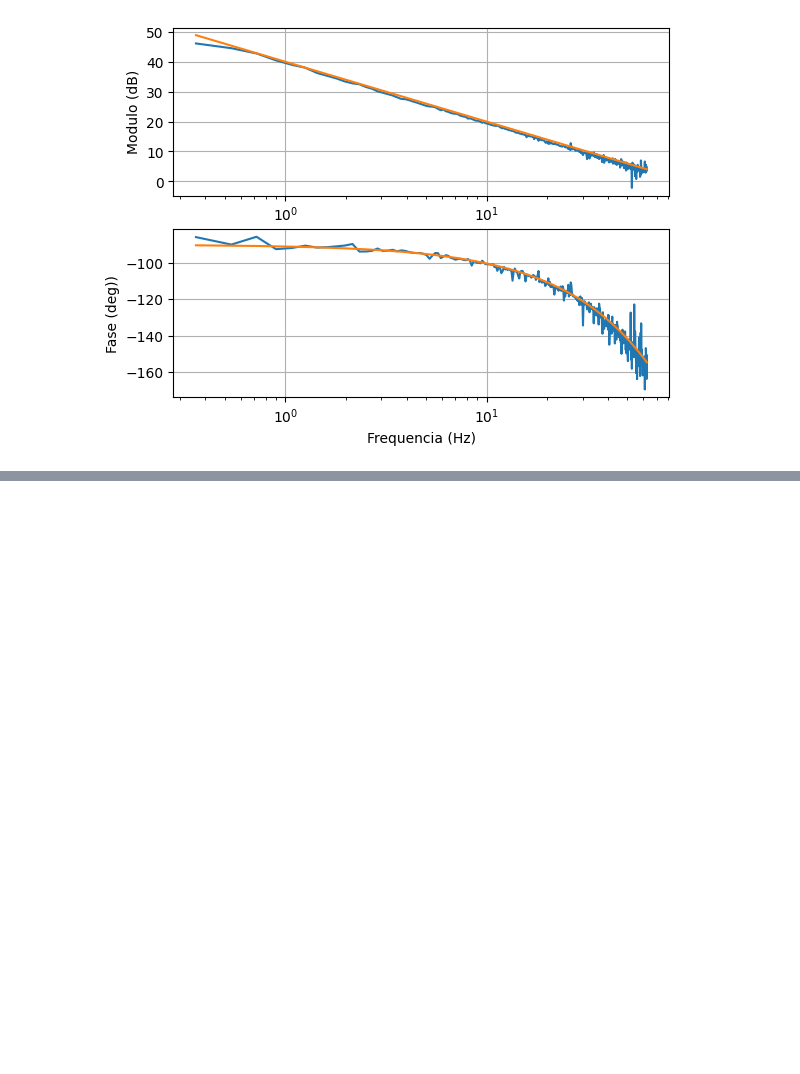
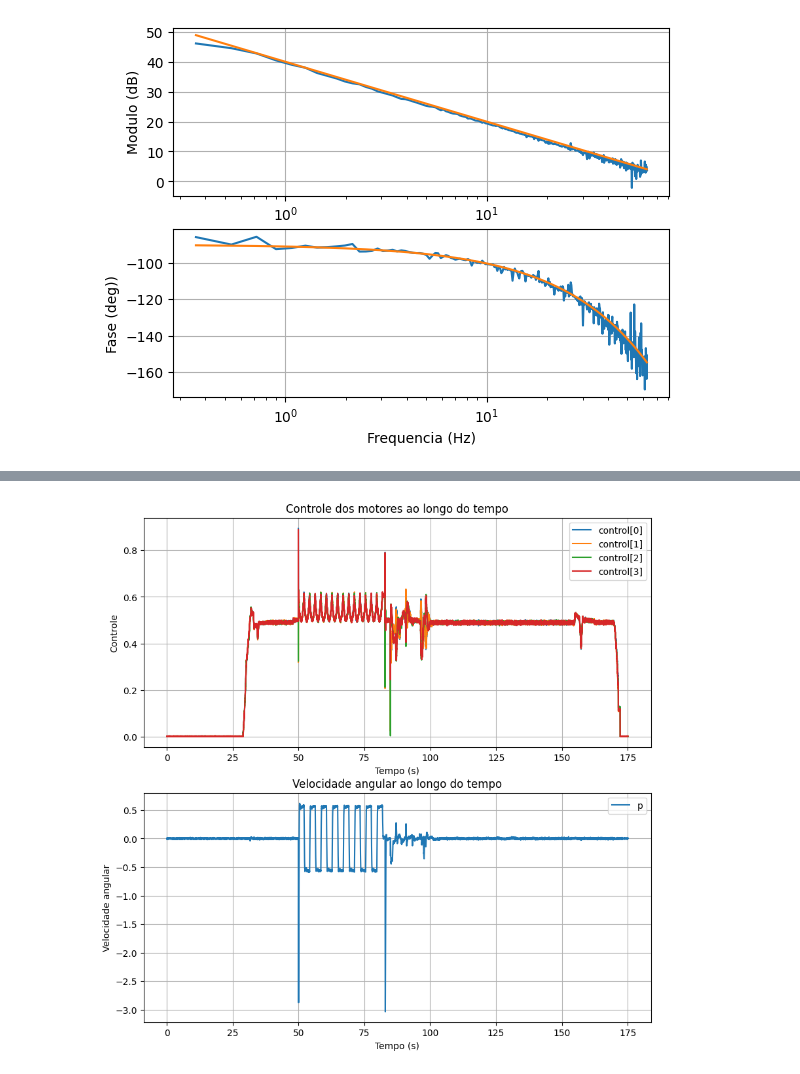
Before and after one commit to dferruzzo/mavdsk-python, a Jupyter notebook: identificação_de_sistemas.ipynb, the cells around one changed output, grey strips where cells are left out. Saved outputs shown, nothing was run; the diff lists cells and outputs as text; code cells hidden in the pictures; blank space fills up the shorter version.

Commit message:
Análise no tempo do modelo linear. Em andamento.

```diff
--- a/identificação_de_sistemas.ipynb
+++ b/identificação_de_sistemas.ipynb
@@ -70,0 +76,47 @@ com $I_{xx}=0.01$ e $\tau=0.018$.
+# %%
+# Para esse test utilizamos o seguinte conjunto de dados
+file_path = 'ulogs/log_1_2024-9-3-07-56-31.ulg' # double sawtooth signal 0k! Tem poucos harmônicos
+# Ler o arquivo .ulg
+ulog = read_ulog(file_path)
+# %%
+# Coletar os dados dos atuadores
+timestamps_c0, control0 = get_ulog_data(ulog, 'actuator_motors', 'control[0]')
+timestamps_c1, control1 = get_ulog_data(ulog, 'actuator_motors', 'control[1]')
+timestamps_c2, control2 = get_ulog_data(ulog, 'actuator_motors', 'control[2]')
+timestamps_c3, control3 = get_ulog_data(ulog, 'actuator_motors', 'control[3]')
+
+# Coletar os dados das taxas de rotação
+timestamps_vav0, vav0 = get_ulog_data(ulog, 'vehicle_angular_velocity', 'xyz[0]')
+# %%
+dt_controle = timestamps_c0[1] - timestamps_c0[0]  # Período de amostragem dos dados
+t_controle = np.linspace(0, len(control0)*dt_controle, len(control0))  # Vetor de tempo
+#
+dt_taxas = timestamps_vav0[1] - timestamps_vav0[0]  # Período de amostragem dos dados
+t_taxas = np.linspace(0, len(vav0)*dt_taxas, len(vav0))  # Vetor de tempo
+# %%
+fig, (ax1, ax2) = plt.subplots(2, 1, figsize=(10, 10))
+#
+ax1.plot(t_controle, control0, label='control[0]')
+ax1.plot(t_controle, control1, label='control[1]')
+ax1.plot(t_controle, control2, label='control[2]')
+ax1.plot(t_controle, control3, label='control[3]')
+#
+ax1.set_xlabel('Tempo (s)')
+ax1.set_ylabel('Controle')
+ax1.set_title('Controle dos motores ao longo do tempo')
+ax1.legend()
+ax1.grid()
+#
+ax2.plot(t_taxas, vav0, label='p')
+#
+ax2.set_xlabel('Tempo (s)')
+ax2.set_ylabel('Velocidade angular')
+ax2.set_title('Velocidade angular ao longo do tempo')
+ax2.legend()
+ax2.grid()
+#
+#plt.tight_layout()
+plt.show()
+#
+# %% [output]
+[figure, added]
```
Also changed, not shown: parts of 13 cells of this notebook, 3 other files.
